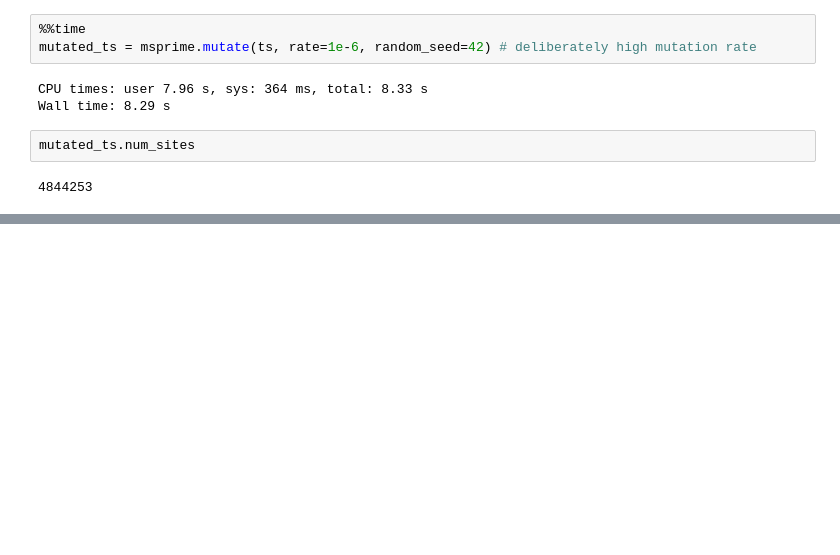
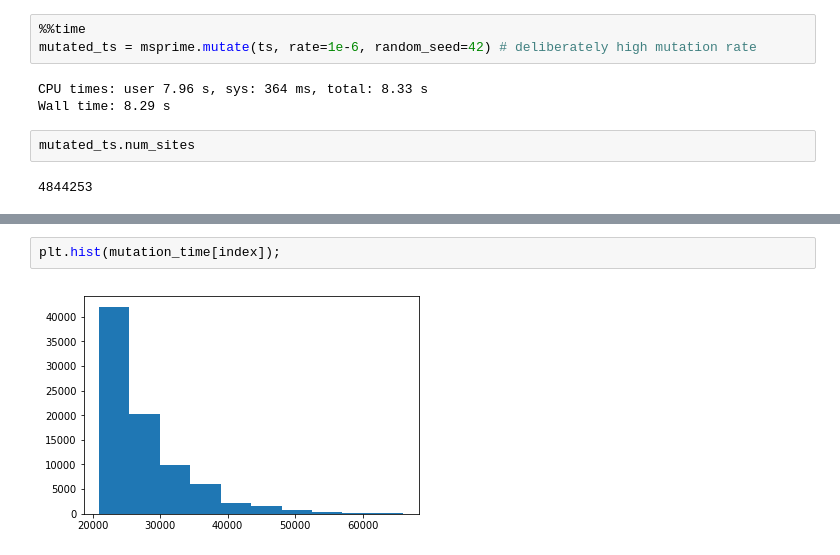
Before and after one commit to mcveanlab/tskit-workshop, a Jupyter notebook: ts_workshop_part2.ipynb, the cells around one changed output, grey strips where cells are left out. Saved outputs shown, nothing was run; the diff lists cells and outputs as text; blank space fills up the shorter version.

```diff
--- a/ts_workshop_part2.ipynb
+++ b/ts_workshop_part2.ipynb
@@ -557,0 +594,4 @@ Size = 192.2661476135254MiB
+# %%
+plt.hist(mutation_time[index]);
+# %% [output]
+[figure, added]
```
Also changed, not shown: parts of 11 cells of this notebook.
